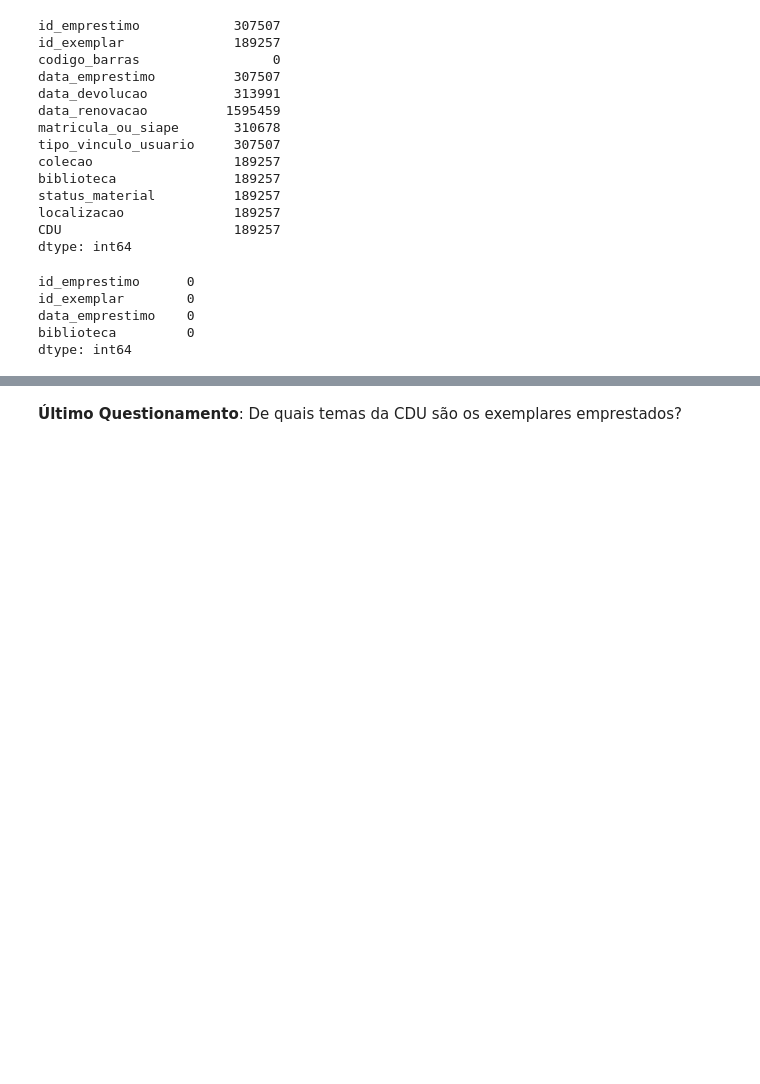
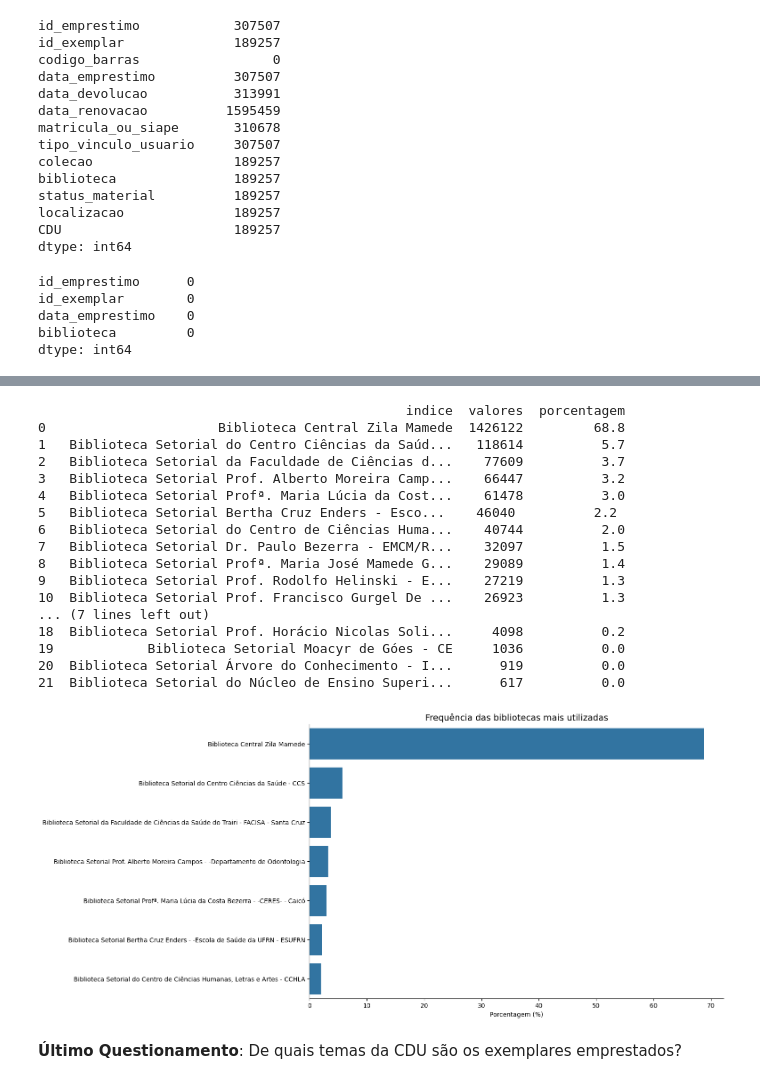
Before and after one commit to LuizHB23/7DaysOfCode-Pandas, a Jupyter notebook: main.ipynb, the cells around one changed output, grey strips where cells are left out. Cells and saved outputs as stored; diff of their text form; code cells hidden in the pictures; blank space fills up the shorter version.

```diff
--- a/main.ipynb
+++ b/main.ipynb
@@ -775,10 +806,25 @@ KeyError: 'colecao'
 # %%
-linhas_retirar = bibliotecas.index
-
-bibliotecas.drop(labels=linhas_retirar[7:], axis=0, inplace=True)
-
-ax = tabela_freq_perc(bibliotecas)
+ax = tabela_freq_perc(bibliotecas, 'Frequência das bibliotecas mais utilizadas')
 plt.show()
+# %% [output]
+                                               indice  valores  porcentagem
+0                      Biblioteca Central Zila Mamede  1426122         68.8
+1   Biblioteca Setorial do Centro Ciências da Saúd...   118614          5.7
+2   Biblioteca Setorial da Faculdade de Ciências d...    77609          3.7
+3   Biblioteca Setorial Prof. Alberto Moreira Camp...    66447          3.2
+4   Biblioteca Setorial Profª. Maria Lúcia da Cost...    61478          3.0
+5   Biblioteca Setorial Bertha Cruz Enders - ­Esco...    46040          2.2
+6   Biblioteca Setorial do Centro de Ciências Huma...    40744          2.0
+7   Biblioteca Setorial Dr. Paulo Bezerra - EMCM/R...    32097          1.5
+8   Biblioteca Setorial Profª. Maria José Mamede G...    29089          1.4
+9   Biblioteca Setorial Prof. Rodolfo Helinski - E...    27219          1.3
+10  Biblioteca Setorial Prof. Francisco Gurgel De ...    26923          1.3
+... (7 lines left out)
+18  Biblioteca Setorial Prof. Horácio Nicolas Soli...     4098          0.2
+19            Biblioteca Setorial Moacyr de Góes - CE     1036          0.0
+20  Biblioteca Setorial Árvore do Conhecimento - I...      919          0.0
+21  Biblioteca Setorial do Núcleo de Ensino Superi...      617          0.0
+[figure, added]
 # %% [markdown]
 **Último Questionamento**: De quais temas da CDU são os exemplares emprestados?
 # %%
```
Also changed, not shown: parts of 22 cells of this notebook.
